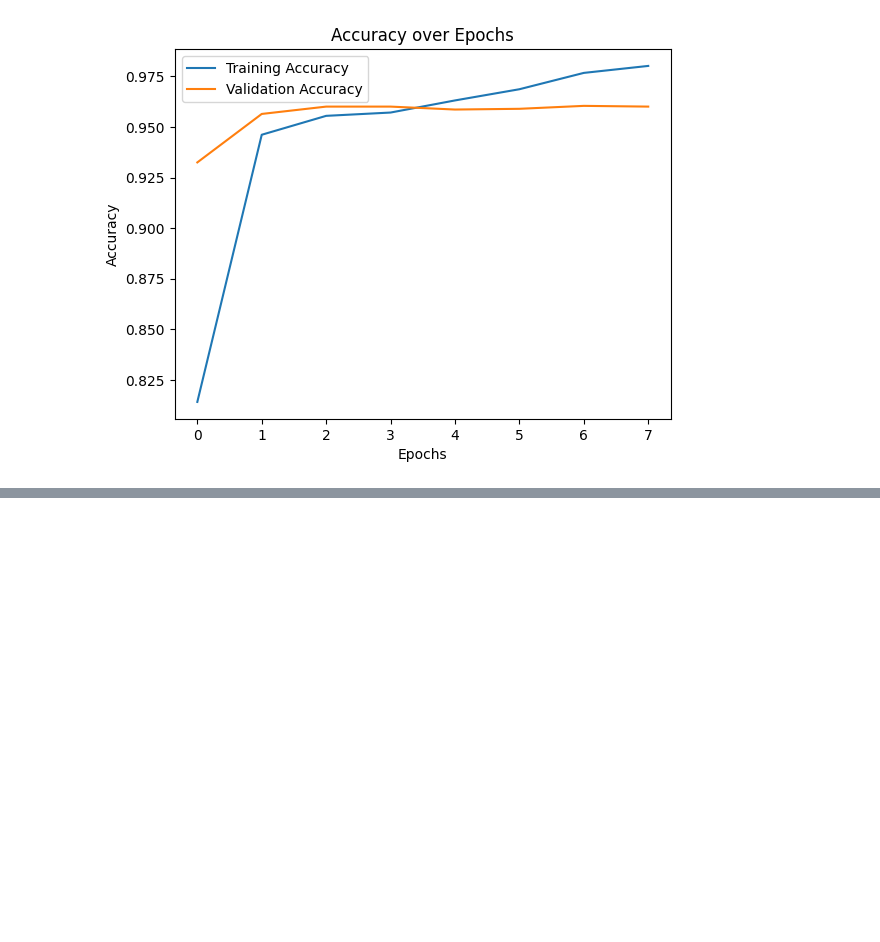
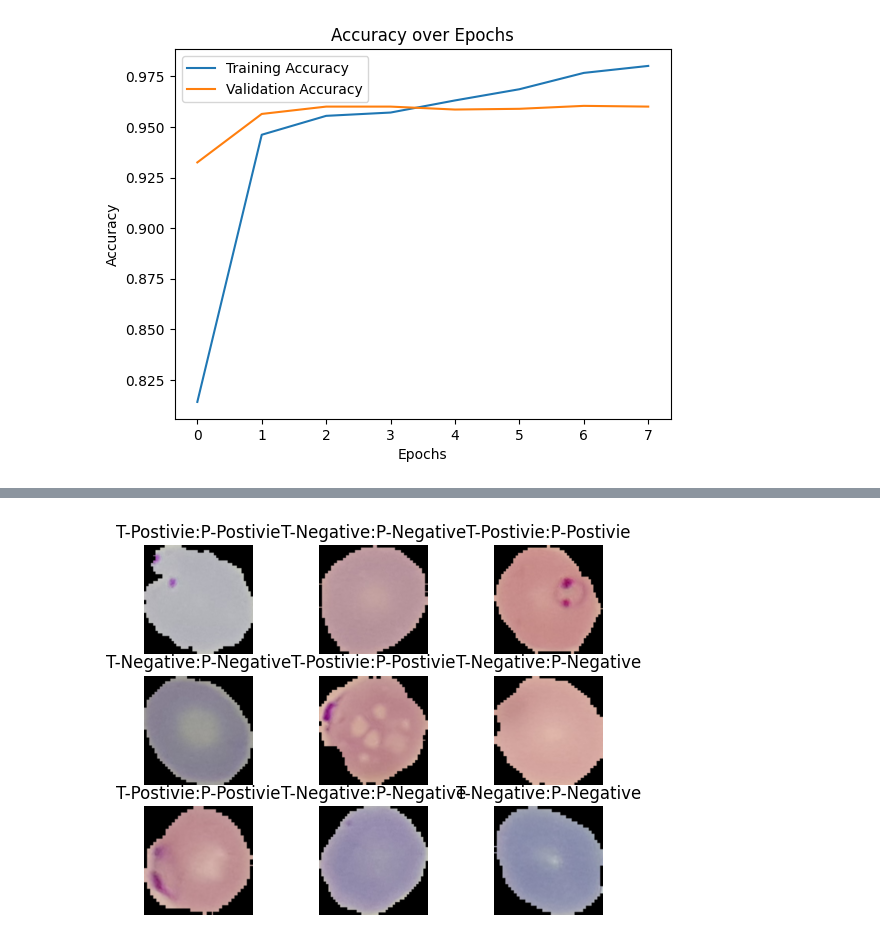
Before and after one commit to yeabwang/malaria-diagnosis, a Jupyter notebook: Malaria_diagnosis.ipynb, the cells around one changed output, grey strips where cells are left out. Cells and saved outputs as stored; diff of their text form; code cells hidden in the pictures; blank space fills up the shorter version.

Commit message:
Prediction made

```diff
--- a/Malaria_diagnosis.ipynb
+++ b/Malaria_diagnosis.ipynb
@@ -254,0 +260,14 @@ Test AUC: 0.9839
+# %%
+def labeler(x):
+  if(x<0.5):
+    return str('Postivie')
+  else:
+    return str('Negative')
+# %%
+for i, (image, label) in enumerate(test_dataset.take(9)):
+  ax = plt.subplot(3,3,i+1)
+  plt.imshow(image[0])
+  plt.title(str("T-"+labeler(label.numpy()[0])) + ":" + str("P-"+labeler(model.predict(image)[0][0])))
+
+  plt.axis('off')
+# %% [output]
@@ -254,0 +283 @@ Test AUC: 0.9839
+[figure, added]
```
Also changed, not shown: parts of 3 cells of this notebook.
